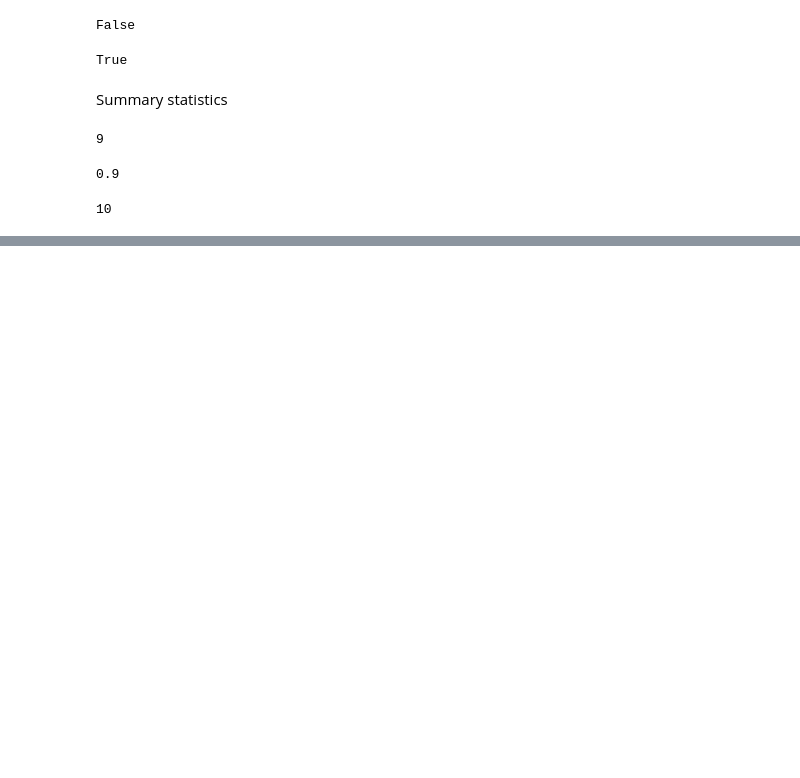
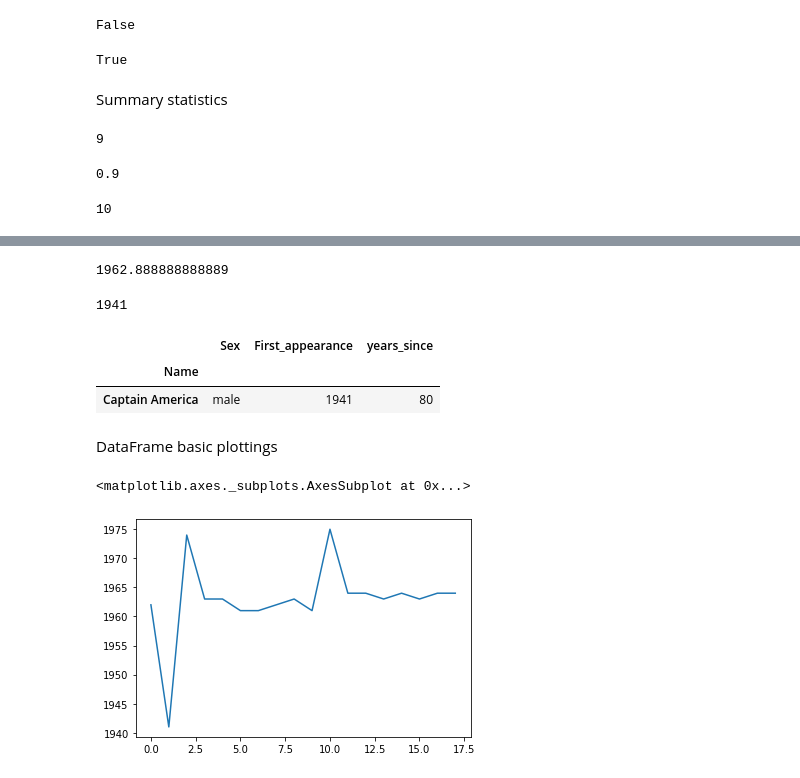
Before and after one commit to LivingDeadCloud/FreeCodeCamp, a Jupyter notebook: pandas_exercises.ipynb, the cells around one changed output, grey strips where cells are left out. Saved outputs shown, nothing was run; the diff lists cells and outputs as text; code cells hidden in the pictures; blank space fills up the shorter version.

```diff
--- a/pandas_exercises.ipynb
+++ b/pandas_exercises.ipynb
@@ -294,0 +400,3 @@ X.max()
+# %%
+# Drop 'Namor' and 'Hank Pym' rows
+marvel_df.drop(['Namor', 'Hank Pym'], axis=0, inplace=True)
@@ -294,0 +496,5 @@ X.max()
+# %%
+# Modify the first_appearance of 'Vision' to year 1964
+marvel_df.loc['Vision'].to_frame() # Show 'Vision' data
+marvel_df.loc['Vision', 'First_appearance'] = 1964
+marvel_df.loc['Vision'].to_frame()
@@ -294,0 +505,7 @@ X.max()
+# %%
+# Add a new column to marvel_df called 'years_since' with the years since first_appearance
+years_since = pd.Series(2021-marvel_df['First_appearance'])
+marvel_df.insert(loc=2, column='years_since', value=years_since)
+
+# Suggested solution
+marvel_df['years_since'] = 2018 - marvel_df['first_appearance']
@@ -294,0 +609,32 @@ X.max()
+# %%
+# Given the marvel_df pandas DataFrame, show the mean value of first_appearance
+marvel_df['First_appearance'].mean()
+# %% [output]
+1962.888888888889
+# %%
+# Given the marvel_df pandas DataFrame, show the min value of first_appearance
+marvel_df['First_appearance'].min()
+# %% [output]
+1941
+# %%
+# Given the marvel_df pandas DataFrame, get the characters with the min value of first_appearance
+first_appearance_min = marvel_df['First_appearance'].min()
+# print(first_appearance_min)
+mask = marvel_df['First_appearance']==first_appearance_min
+
+marvel_df[mask]
+# %% [output]
+|  | Sex | First_appearance | years_since |
+| Name |  |  |  |
+| Captain America | male | 1941 | 80 |
+# %% [markdown]
+DataFrame basic plottings
+# %%
+# Reset index names of marvel_df
+marvel_df.reset_index(inplace=True)
+# %%
+# Plot the values of first_appearance
+marvel_df['First_appearance'].plot()
+# %% [output]
+<matplotlib.axes._subplots.AxesSubplot at 0x...>
+[figure, added]
```
Also changed, not shown: parts of 31 cells of this notebook.
